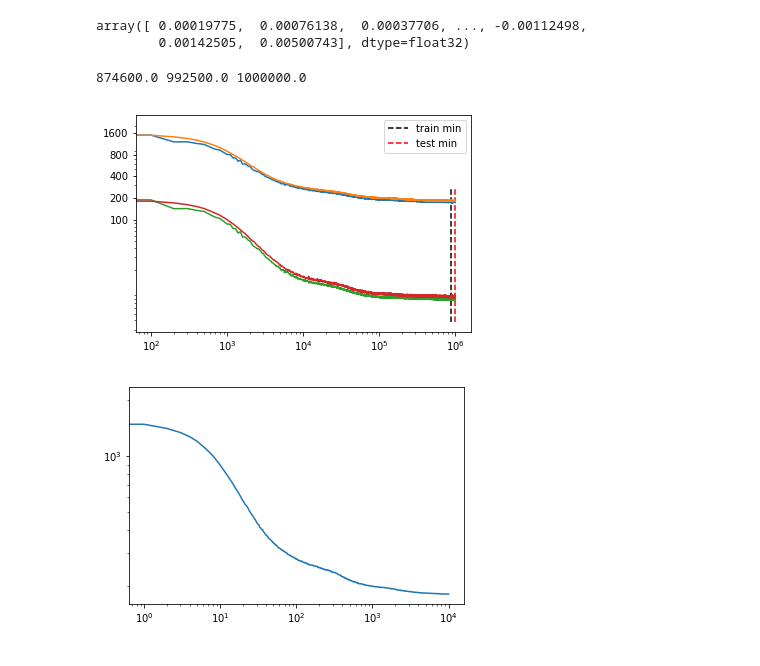
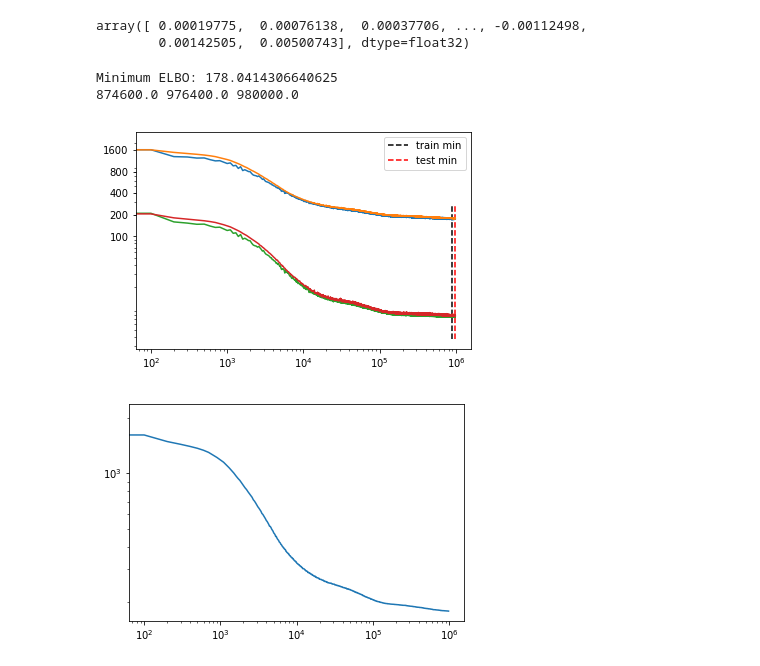
Before and after one commit to gbarello/SVAE, a Jupyter notebook: Untitled.ipynb, the cells around one changed output. Cells and saved outputs as stored; diff of their text form; code cells hidden in the pictures.

```diff
--- a/Untitled.ipynb
+++ b/Untitled.ipynb
@@ -48,16 +56,0 @@ A = np.reshape(A,[len(f),A.shape[1],12,12])
-# %%
-fig, ax = plt.subplots(3,len(f),figsize=(len(f),3))
-
-x = 0
-
-for i in range(len(f)):
-    ax[0,i].matshow(A[i,x])
-    ax[0,i].axis('off')
-
-    ax[1,i].matshow(B[i,x])
-    ax[1,i].axis('off')
-
-    ax[2,i].matshow(C[i,x])
-    ax[2,i].axis('off')
-
-plt.show()
@@ -232,14 +223,22 @@ import numpy as np
 import my_modules.utilities as util
 import matplotlib.pyplot as plt
 
-log = np.array(util.read_csv("./model_output/exp_1_1/logfile.csv",header = True))
+log = np.array(util.read_csv("./model_output/exp_2_2/logfile.csv",header = True))
 # %%
 a = np.array([[float(x) for x in l] for l in log[1:]])
-
+print("Minimum ELBO: {}".format(min(a[:,3])))
 l1 = a[np.argmin(a[:,1]),0]
 l2 = a[np.argmin(a[:,3]),0]
 
 print(l1,l2,a[-1,0])
+
+
+MIN = a[0,3]
+tmp = [MIN]
+for x in a[1:]:
+    if x[3] < MIN:
+        MIN = x[3]
+    tmp.append(MIN)
 
 low = np.min(a[:,[2,4]])
 hig = np.max(a[:,[2,4]])
@@ -261,21 +260,16 @@ plt.yticks([100,200,400,800,1600],[100,200,400,800,1600])
 
 plt.show()
 # %% [output]
-874600.0 992500.0 1000000.0
+Minimum ELBO: 178.0414306640625
+874600.0 976400.0 980000.0
-[figure, old version]
+[figure, new version]
 # %%
 
-MIN = a[0,3]
-tmp = [MIN]
-for x in a[1:]:
-    if x[3] < MIN:
-        MIN = x[3]
-    tmp.append(MIN)
 
-plt.plot(tmp)
+plt.plot(a[:,0],tmp)
 plt.xscale("log")
 plt.yscale("log")
 
 plt.show()
 # %% [output]
-[figure, old version]
+[figure, new version]
```
Also changed, not shown: parts of 6 cells of this notebook, 5 other files.
